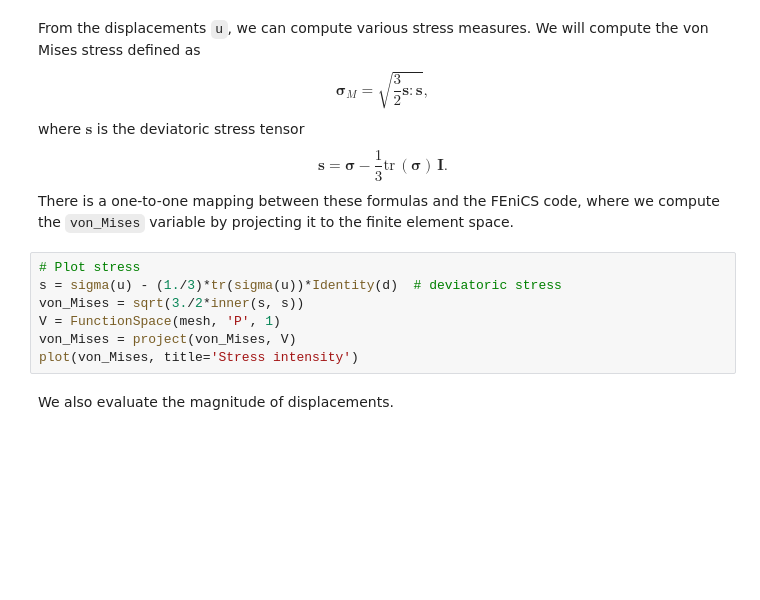
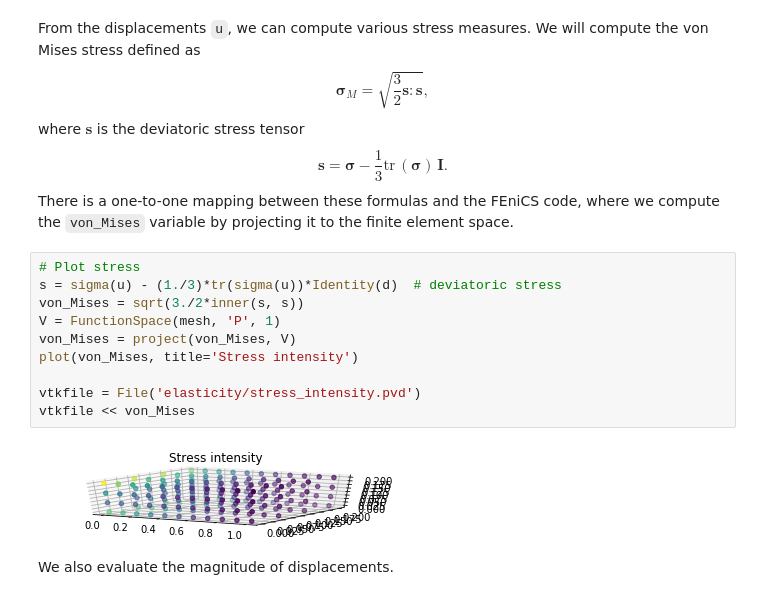
Before and after one commit to unifem/fenics-notes, a Jupyter notebook: notebooks/elasticity.ipynb, the cells around one changed output. Saved outputs shown, nothing was run; the diff lists cells and outputs as text; blank space fills up the shorter version.

```diff
--- a/notebooks/elasticity.ipynb
+++ b/notebooks/elasticity.ipynb
@@ -274,10 +275,15 @@ where we compute the `von_Mises` variable by projecting it to the finite element
 # %%
 # Plot stress
 s = sigma(u) - (1./3)*tr(sigma(u))*Identity(d)  # deviatoric stress
 von_Mises = sqrt(3./2*inner(s, s))
 V = FunctionSpace(mesh, 'P', 1)
 von_Mises = project(von_Mises, V)
 plot(von_Mises, title='Stress intensity')
+
+vtkfile = File('elasticity/stress_intensity.pvd')
+vtkfile << von_Mises
+# %% [output]
+[figure, added]
 # %% [markdown]
 We also evaluate the magnitude of displacements.
 # %%
```
Also changed, not shown: parts of 8 cells of this notebook.
